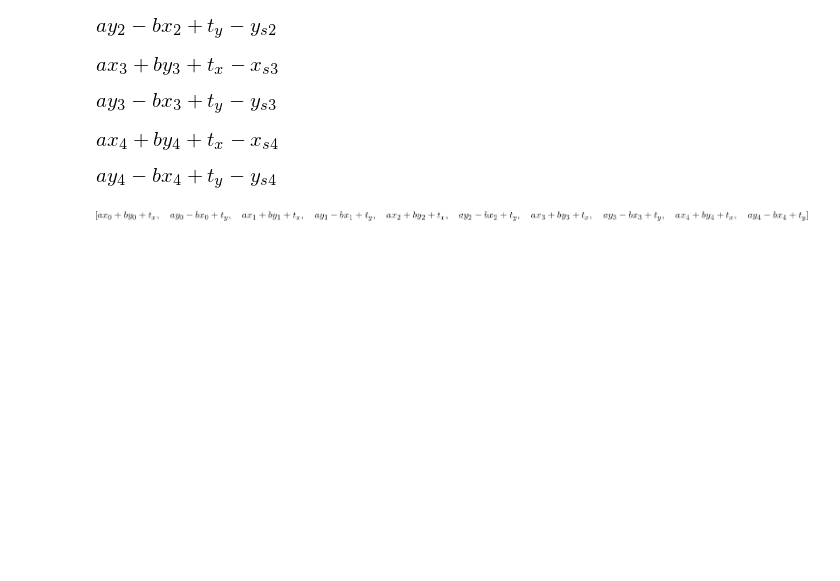
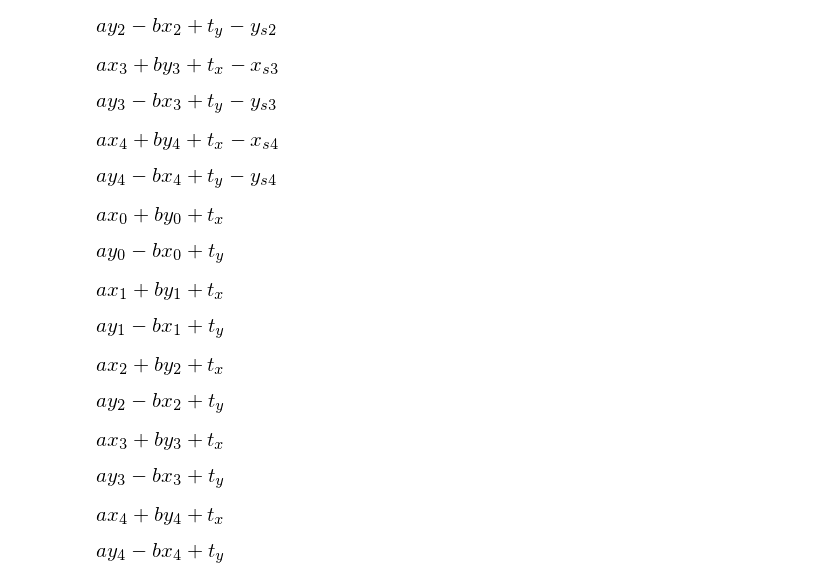
Before and after one commit to mirwox/robotica16, a Jupyter notebook: visao_projeto/EstudoMatrizesSistemas.ipynb, the cells around one changed output. Saved outputs shown, nothing was run; the diff lists cells and outputs as text; code cells hidden in the pictures; blank space fills up the shorter version.

```diff
--- a/visao_projeto/EstudoMatrizesSistemas.ipynb
+++ b/visao_projeto/EstudoMatrizesSistemas.ipynb
@@ -364,7 +376,17 @@ Equations of the overdetermined system
 [figure]
 [figure]
 [figure]
-# %%
-left_side
-# %% [output]
-[figure, removed]
+# %%
+for eq in left_side:
+    display(eq)
+# %% [output]
+[figure, added]
+[figure, added]
+[figure, added]
+[figure, added]
+[figure, added]
+[figure, added]
+[figure, added]
+[figure, added]
+[figure, added]
+[figure, added]
```
Also changed, not shown: parts of 3 cells of this notebook, 1 other file.
